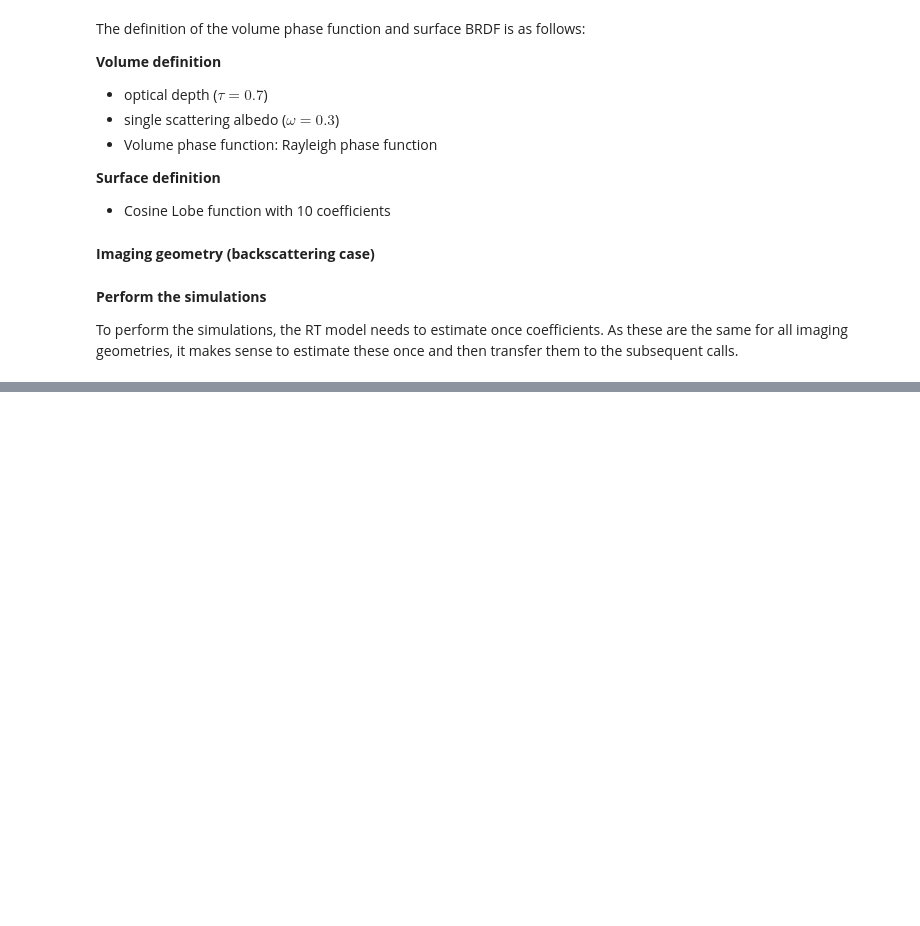
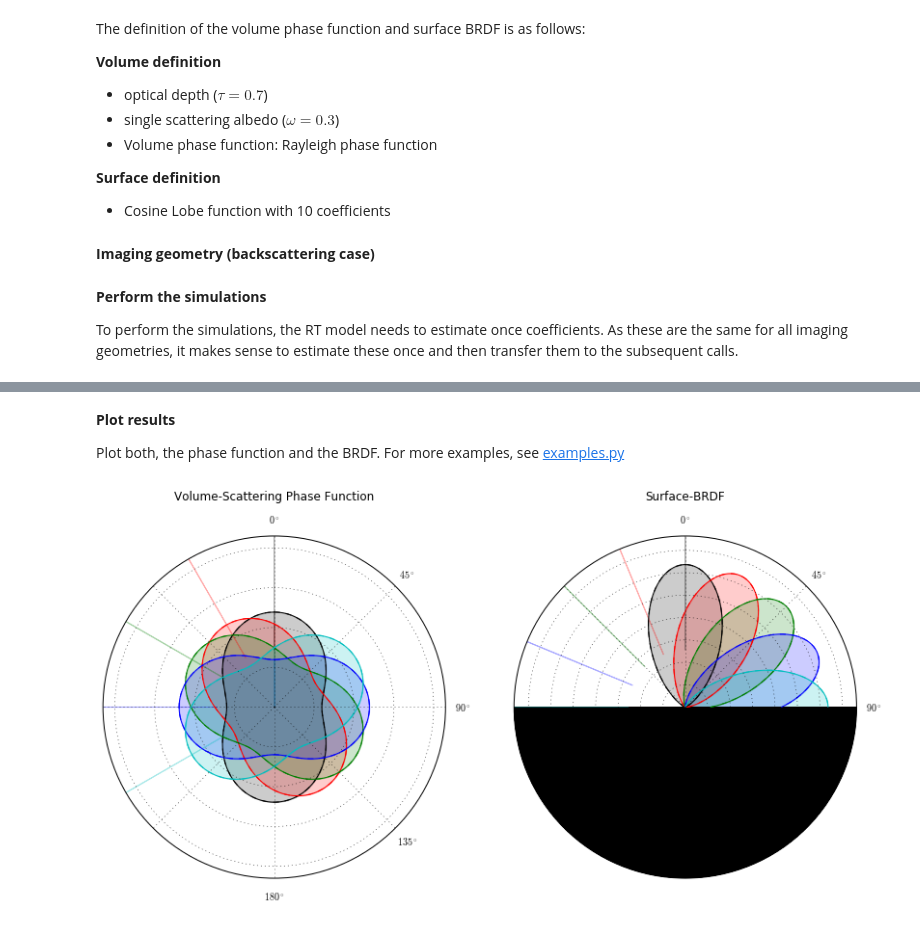
Before and after one commit to TUW-GEO/rt1, a Jupyter notebook: doc/examples/example01.ipynb, the cells around one changed output, grey strips where cells are left out. Saved outputs shown, nothing was run; the diff lists cells and outputs as text; code cells hidden in the pictures; blank space fills up the shorter version.

Commit message:
finalized example01

```diff
--- a/doc/examples/example01.ipynb
+++ b/doc/examples/example01.ipynb
@@ -72,0 +51,17 @@ array([ 0.09511944,  0.09431831,  0.09299915,  0.0911856 ,  0.08890987,
+# %% [markdown]
+**Plot results**
+
+Plot both, the phase function and the BRDF. For more examples, see [examples.py](examples.py)
+# %%
+from rt1.rtplots import Plots
+
+# plot BRDF and phase function
+plot1 = Plots().polarplot(R,incp = list(np.linspace(0,120,5)), incBRDF =        list(np.linspace(0,90,5)) , pmultip = 1.5)
+
+# plot only BRDF
+#Plots().polarplot(SRF = R.SRF)
+
+#plot only p
+#Plots().polarplot(V = R.RV)
+# %% [output]
+[figure, added]
```
Also changed, not shown: parts of 4 cells of this notebook.
